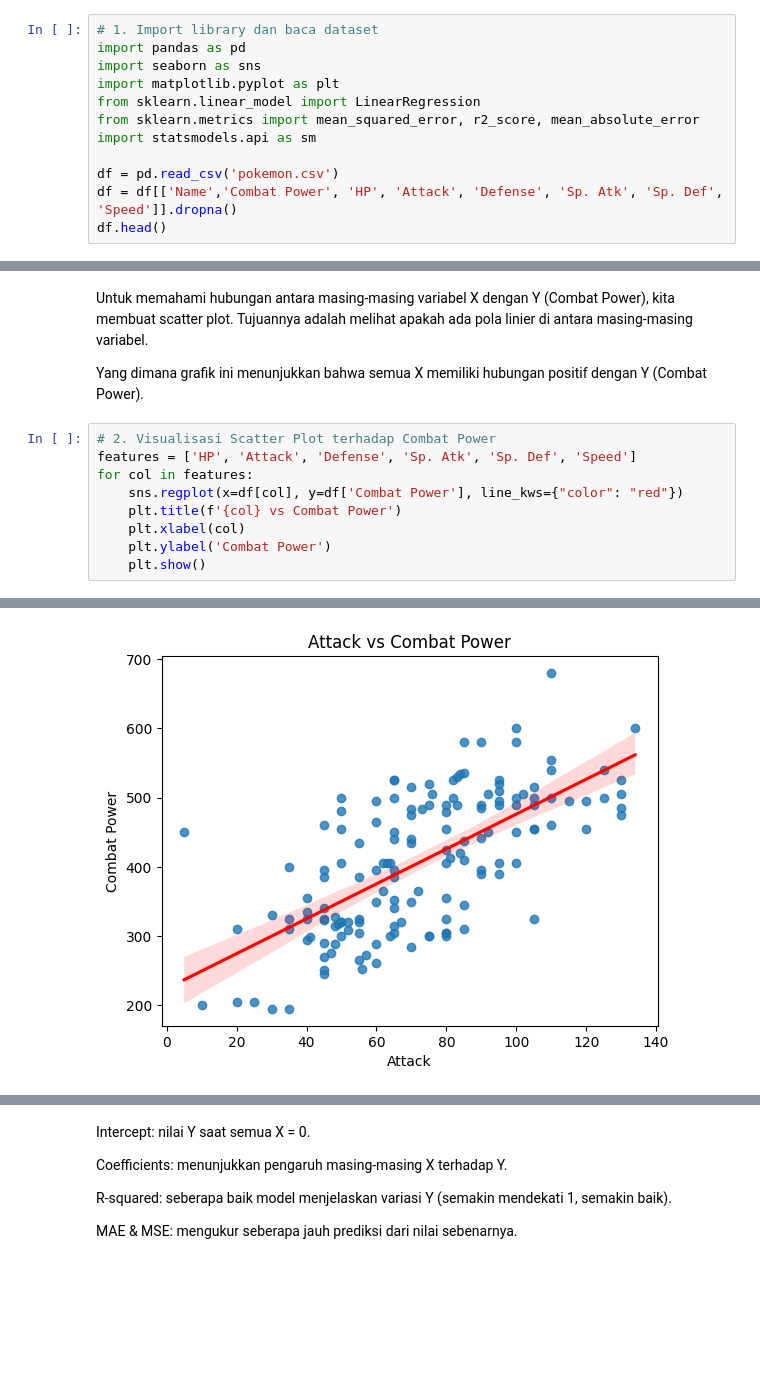
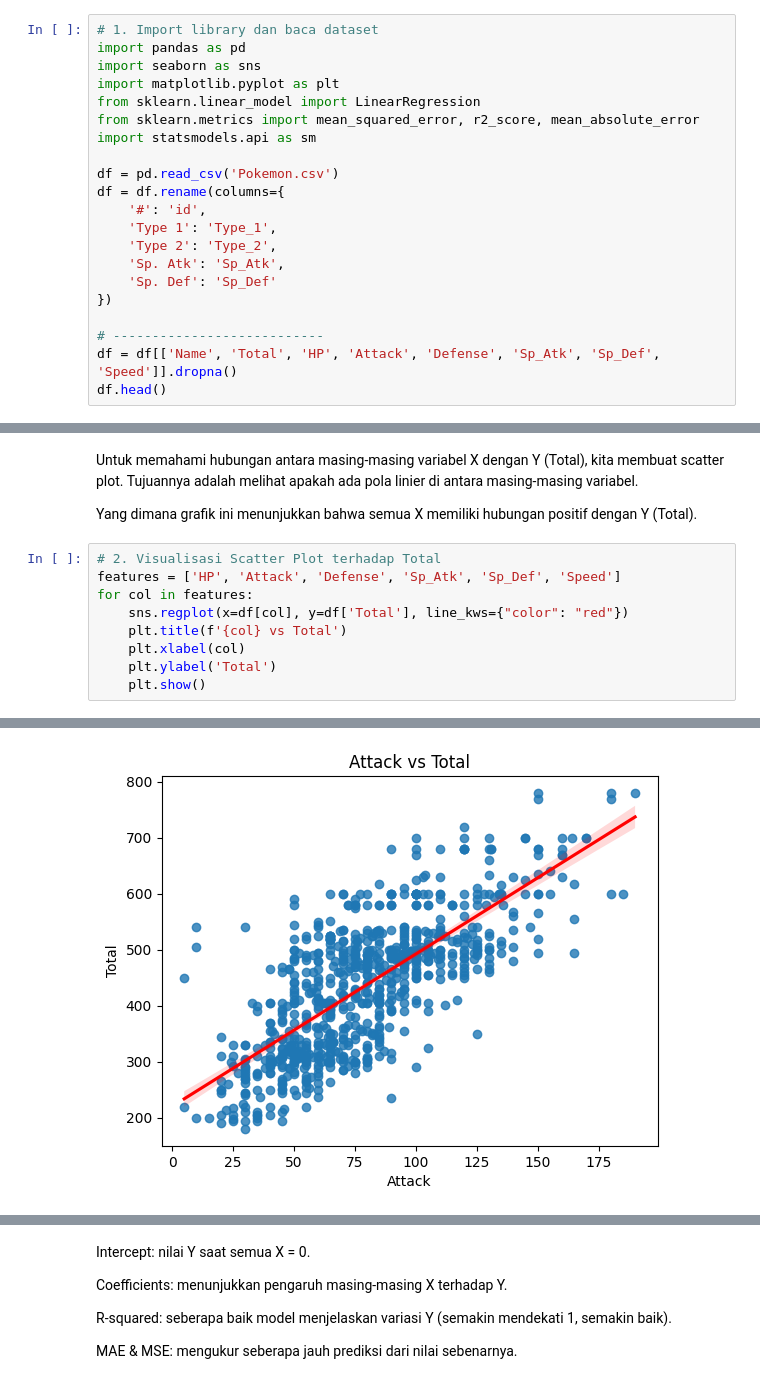
Before and after one commit to Olfatalatas/Pokemon-Combat-Power-Analysis, a Jupyter notebook: Pokemon_Analysis.ipynb, the cells around one changed output, grey strips where cells are left out. Saved outputs shown, nothing was run; the diff lists cells and outputs as text; blank space fills up the shorter version.

```diff
--- a/Pokemon_Analysis.ipynb
+++ b/Pokemon_Analysis.ipynb
@@ -11,7 +21,16 @@ from sklearn.linear_model import LinearRegression
 from sklearn.metrics import mean_squared_error, r2_score, mean_absolute_error
 import statsmodels.api as sm
 
-df = pd.read_csv('pokemon.csv')
-df = df[['Name','Combat Power', 'HP', 'Attack', 'Defense', 'Sp. Atk', 'Sp. Def', 'Speed']].dropna()
+df = pd.read_csv('Pokemon.csv')
+df = df.rename(columns={
+    '#': 'id',
+    'Type 1': 'Type_1',
+    'Type 2': 'Type_2',
+    'Sp. Atk': 'Sp_Atk',
+    'Sp. Def': 'Sp_Def'
+})
+
+# ---------------------------
+df = df[['Name', 'Total', 'HP', 'Attack', 'Defense', 'Sp_Atk', 'Sp_Def', 'Speed']].dropna()
 df.head()
 # %% [output]
@@ -24,14 +43,14 @@ df.head()
 # %% [markdown]
-Untuk memahami hubungan antara masing-masing variabel X dengan Y (Combat Power), kita membuat scatter plot. Tujuannya adalah melihat apakah ada pola linier di antara masing-masing variabel.
+Untuk memahami hubungan antara masing-masing variabel X dengan Y (Total), kita membuat scatter plot. Tujuannya adalah melihat apakah ada pola linier di antara masing-masing variabel.
 
-Yang dimana grafik ini menunjukkan bahwa semua X memiliki hubungan positif dengan Y (Combat Power).
+Yang dimana grafik ini menunjukkan bahwa semua X memiliki hubungan positif dengan Y (Total).
 # %%
-# 2. Visualisasi Scatter Plot terhadap Combat Power
-features = ['HP', 'Attack', 'Defense', 'Sp. Atk', 'Sp. Def', 'Speed']
+# 2. Visualisasi Scatter Plot terhadap Total
+features = ['HP', 'Attack', 'Defense', 'Sp_Atk', 'Sp_Def', 'Speed']
 for col in features:
-    sns.regplot(x=df[col], y=df['Combat Power'], line_kws={"color": "red"})
-    plt.title(f'{col} vs Combat Power')
+    sns.regplot(x=df[col], y=df['Total'], line_kws={"color": "red"})
+    plt.title(f'{col} vs Total')
     plt.xlabel(col)
-    plt.ylabel('Combat Power')
+    plt.ylabel('Total')
     plt.show()
 # %% [output]
@@ -39 +58 @@ for col in features:
-[figure, old version]
+[figure, new version]
```
Also changed, not shown: parts of 14 cells of this notebook.
